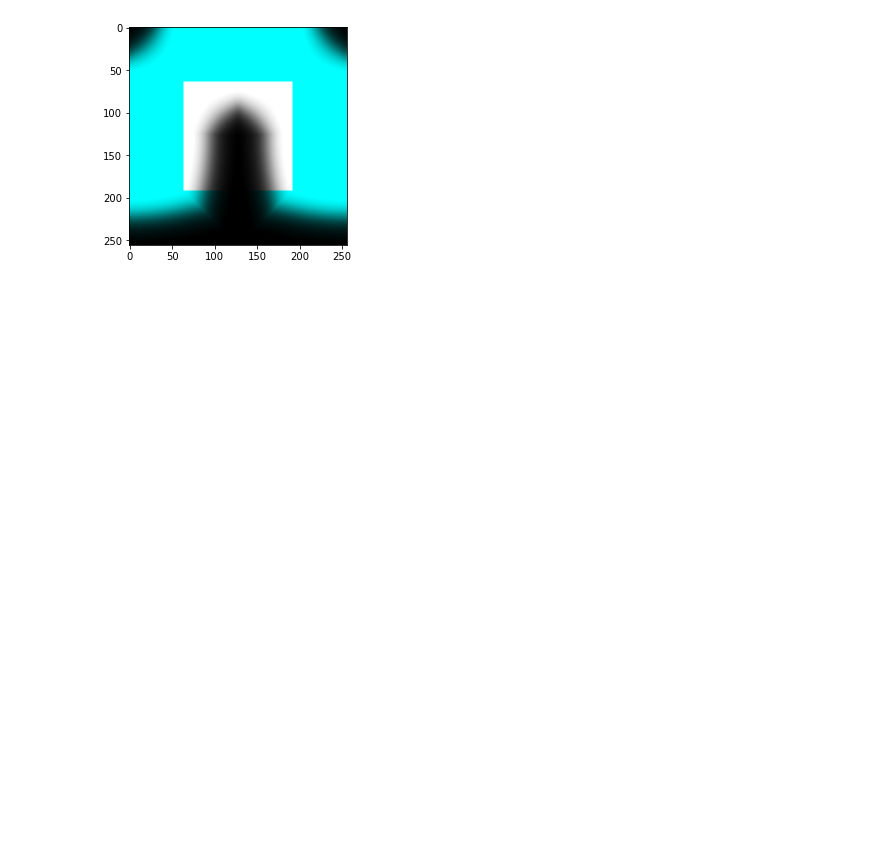
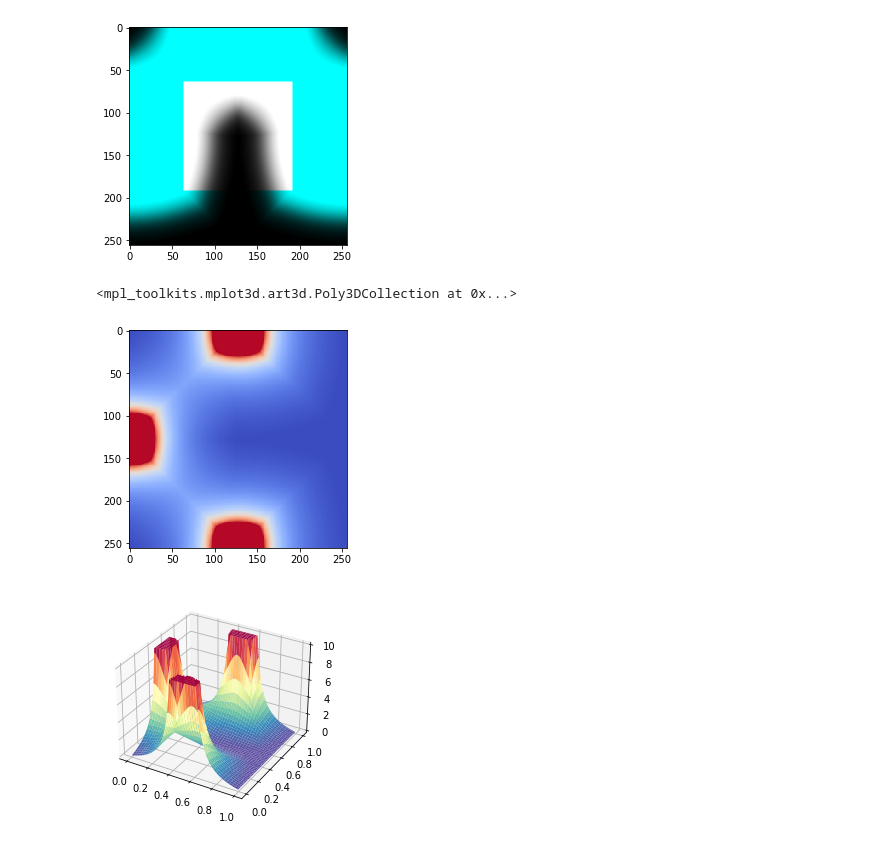
Before and after one commit to inniyah/JupyterTests, a Jupyter notebook: work/VoxTest7.ipynb, the cells around one changed output. Cells and saved outputs as stored; diff of their text form; code cells hidden in the pictures; blank space fills up the shorter version.

```diff
--- a/work/VoxTest7.ipynb
+++ b/work/VoxTest7.ipynb
@@ -443,3 +448,26 @@ plt.imshow(img)
 plt.show()
 # %% [output]
 [figure]
+# %%
+shape = (src_base_w + border * 2, src_base_h + border * 2)
+
+# See: https://jackmckew.dev/3d-terrain-in-python.html
+
+plt.imshow(hmap, cmap=cm.coolwarm, interpolation='none')
+
+# For plotting this in 3 dimensions, we must initialise 2 more arrays which will
+# contain the x-y co-ordinates of our world.
+
+lin_x = np.linspace(0, 1, shape[0], endpoint=False)
+lin_y = np.linspace(0, 1, shape[1], endpoint=False)
+x, y = np.meshgrid(lin_x, lin_y)
+
+# Now it's time to plot in 3D with matplotlib
+
+fig = plt.figure()
+ax = fig.add_subplot(111, projection="3d")
+ax.plot_surface(x, y, hmap, cmap=cm.Spectral_r)
+# %% [output]
+<mpl_toolkits.mplot3d.art3d.Poly3DCollection at 0x...>
+[figure, added]
+[figure, added]
```
Also changed, not shown: parts of 5 cells of this notebook.
